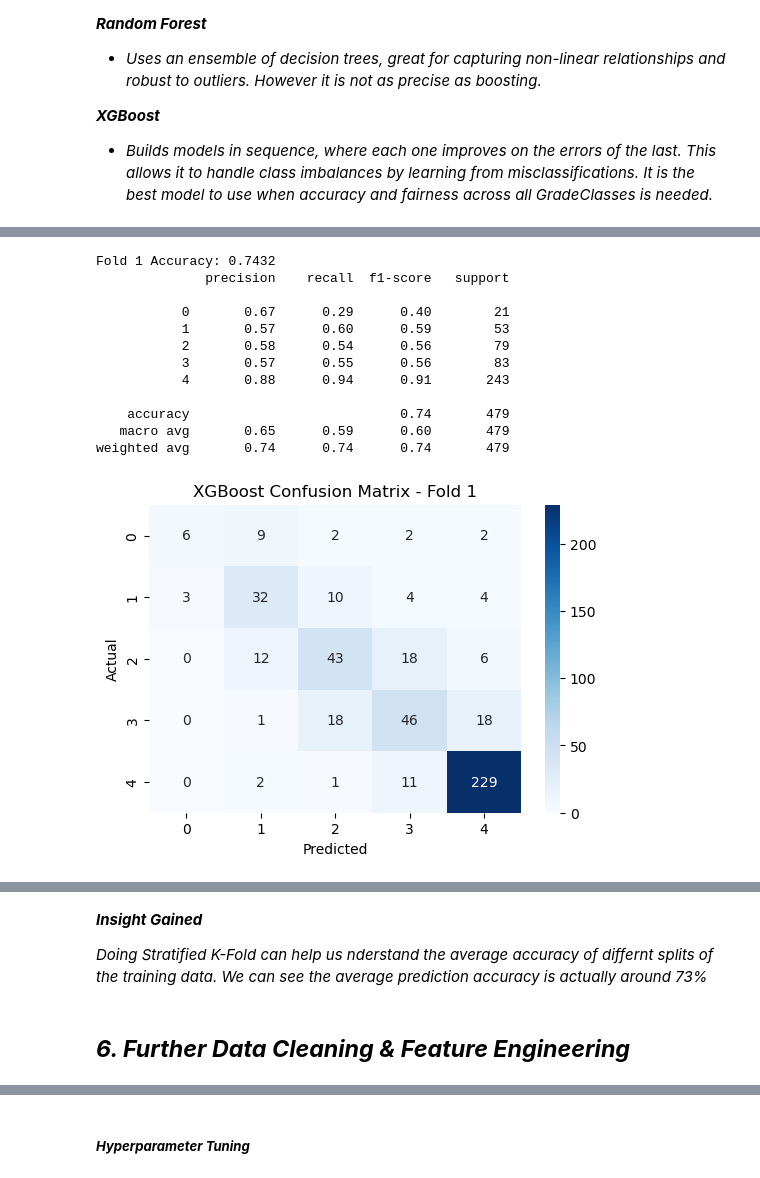
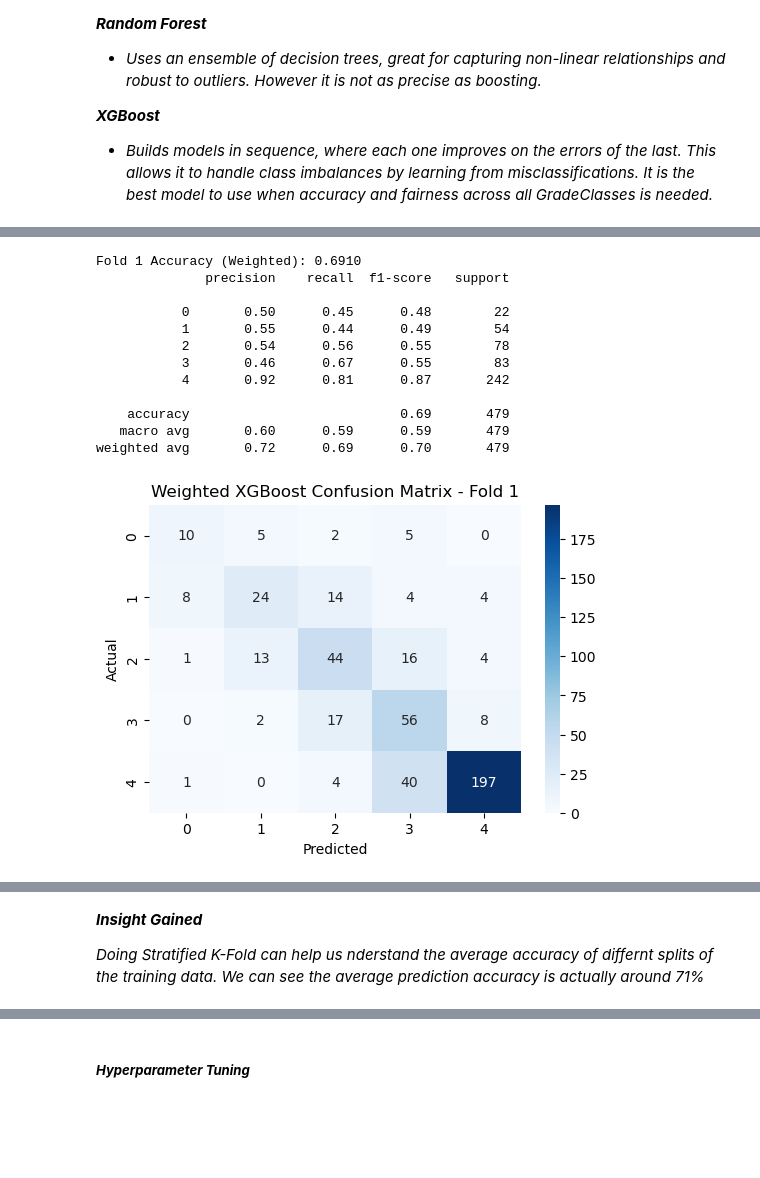
Before and after one commit to CountessOreo/Grade-Prediction-Tool, a Jupyter notebook: notebooks/Prepare_Data.ipynb, the cells around one changed output, grey strips where cells are left out. Cells and saved outputs as stored; diff of their text form; code cells hidden in the pictures; blank space fills up the shorter version.

Commit message:
Improved Balance

```diff
--- a/notebooks/Prepare_Data.ipynb
+++ b/notebooks/Prepare_Data.ipynb
@@ -1578,20 +1610,8 @@ test = pd.read_csv("test.csv")
 ##### ***Multinominal Logistic Regression***
 # %%
 # ----------------------------------------
-# Define feature columns and target column
-# (Assuming the target is the last column)
+# Build the Logistic Regression model
 # ----------------------------------------
-target_column = train.columns[-1]
-
-X_train_LR = train.drop(columns=[target_column])
-y_train_LR = train[target_column]
-
-X_test_LR = test.drop(columns=[target_column])
-y_test_LR = test[target_column]
-
-# ----------------------------------------
-# a) Build the Logistic Regression model
-# ----------------------------------------
-model_LR = LogisticRegression(max_iter=5000)
-model_LR.fit(X_train_LR, y_train_LR)
+model_lr = LogisticRegression(random_state=42)
+model_lr.fit(X_train_scaled, y_train_LR)
 # %% [output]
@@ -2093,0 +2031,9 @@ XGBClassifier(base_score=None, booster=None, callbacks=None,
+# %%
+from sklearn.utils.class_weight import compute_sample_weight
+
+# Step 1: Train a new improved model with sample weights
+sample_weights = compute_sample_weight(class_weight='balanced', y=y_train_LR)
+
+# Train the weighted XGBoost model
+model_xgb_weighted = XGBClassifier(random_state=42)
+model_xgb_weighted.fit(X_train_LR, y_train_LR, sample_weight=sample_weights)
@@ -2094,13 +2127,14 @@ XGBClassifier(base_score=None, booster=None, callbacks=None,
 # %%
-from sklearn.model_selection import StratifiedKFold
 warnings.filterwarnings('ignore')
-# Stratified K-Fold
+
+# Prepare your features and labels
 X_train_original = train.drop(columns=[xgb_target_column])
 y_train_original = train[xgb_target_column]
 
 X_test_original = test.drop(columns=[xgb_target_column])
 y_test_original = test[xgb_target_column]
 
+# Combine for cross-validation
 X_full = pd.concat([X_train_original, X_test_original], axis=0)
 y_full = pd.concat([y_train_original, y_test_original], axis=0)
 
@@ -2113,6 +2147,10 @@ for train_index, test_index in skf.split(X_full, y_full):
     X_train_fold, X_test_fold = X_full.iloc[train_index], X_full.iloc[test_index]
     y_train_fold, y_test_fold = y_full.iloc[train_index], y_full.iloc[test_index]
 
+    # Compute sample weights
+    sample_weights = compute_sample_weight(class_weight='balanced', y=y_train_fold)
+
+    # Define the weighted XGBoost model
     model = XGBClassifier(
         n_estimators=1000,
         max_depth=20,
@@ -2120,44 +2158,45 @@ for train_index, test_index in skf.split(X_full, y_full):
         subsample=0.9,
         colsample_bytree=0.9,
         gamma=1,
         reg_alpha=0.5,
         reg_lambda=1.0,
         eval_metric='logloss',
         use_label_encoder=False,
         random_state=42
     )
 
-    model.fit(X_train_fold, y_train_fold)
+    # Train the model using sample weights
+    model.fit(X_train_fold, y_train_fold, sample_weight=sample_weights)
     y_pred_fold = model.predict(X_test_fold)
 
     acc = accuracy_score(y_test_fold, y_pred_fold)
     accuracies.append(acc)
 
-    print(f"\nFold {fold} Accuracy: {acc:.4f}")
+    print(f"\nFold {fold} Accuracy (Weighted): {acc:.4f}")
     print(classification_report(y_test_fold, y_pred_fold, zero_division=0))
 
     if fold == 1:
         plt.figure(figsize=(6, 4))
         sns.heatmap(confusion_matrix(y_test_fold, y_pred_fold), annot=True, fmt='d', cmap='Blues')
-        plt.title("XGBoost Confusion Matrix - Fold 1")
+        plt.title("Weighted XGBoost Confusion Matrix - Fold 1")
         plt.xlabel("Predicted")
         plt.ylabel("Actual")
         plt.show()
 
     fold += 1
 
-print(f"\nAverage Accuracy over {skf.n_splits} folds: {np.mean(accuracies):.4f}")
+print(f"\nAverage Accuracy over {skf.n_splits} folds (Weighted): {np.mean(accuracies):.4f}")
 # %% [output]
-Fold 1 Accuracy: 0.7432
+Fold 1 Accuracy (Weighted): 0.6910
               precision    recall  f1-score   support
 
-           0       0.67      0.29      0.40        21
-           1       0.57      0.60      0.59        53
-           2       0.58      0.54      0.56        79
-           3       0.57      0.55      0.56        83
-           4       0.88      0.94      0.91       243
+           0       0.50      0.45      0.48        22
+           1       0.55      0.44      0.49        54
+           2       0.54      0.56      0.55        78
+           3       0.46      0.67      0.55        83
+           4       0.92      0.81      0.87       242
 
-    accuracy                           0.74       479
-   macro avg       0.65      0.59      0.60       479
-weighted avg       0.74      0.74      0.74       479
+    accuracy                           0.69       479
+   macro avg       0.60      0.59      0.59       479
+weighted avg       0.72      0.69      0.70       479
-[figure, old version]
+[figure, new version]
@@ -2182,6 +2221,4 @@ Average Accuracy over 5 folds: 0.7278
 ***Insight Gained***
 
 *Doing Stratified K-Fold can help us nderstand the average accuracy of differnt splits of the training data.*
-*We can see the average prediction accuracy is actually around 73%*
+*We can see the average prediction accuracy is actually around 71%*
-# %% [markdown]
-## ***6. Further Data Cleaning & Feature Engineering***
```
Also changed, not shown: parts of 70 cells of this notebook, 3 other files.
